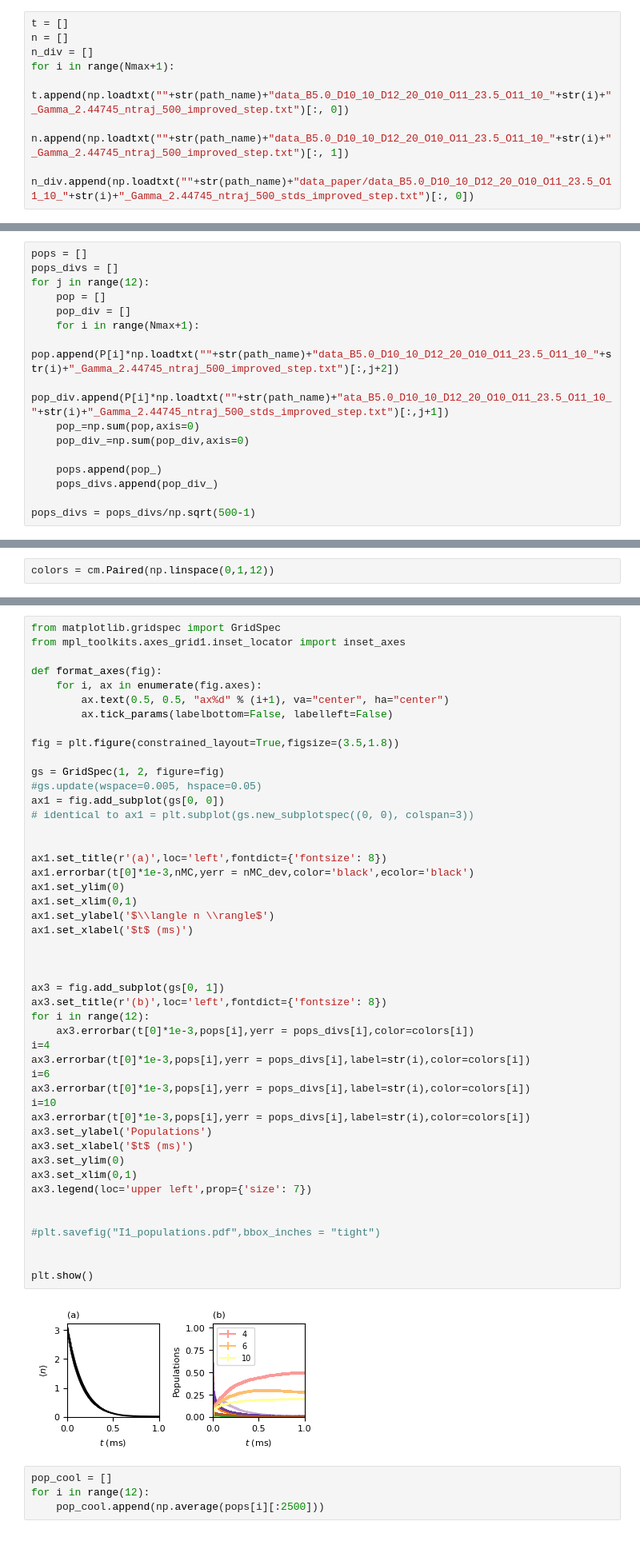
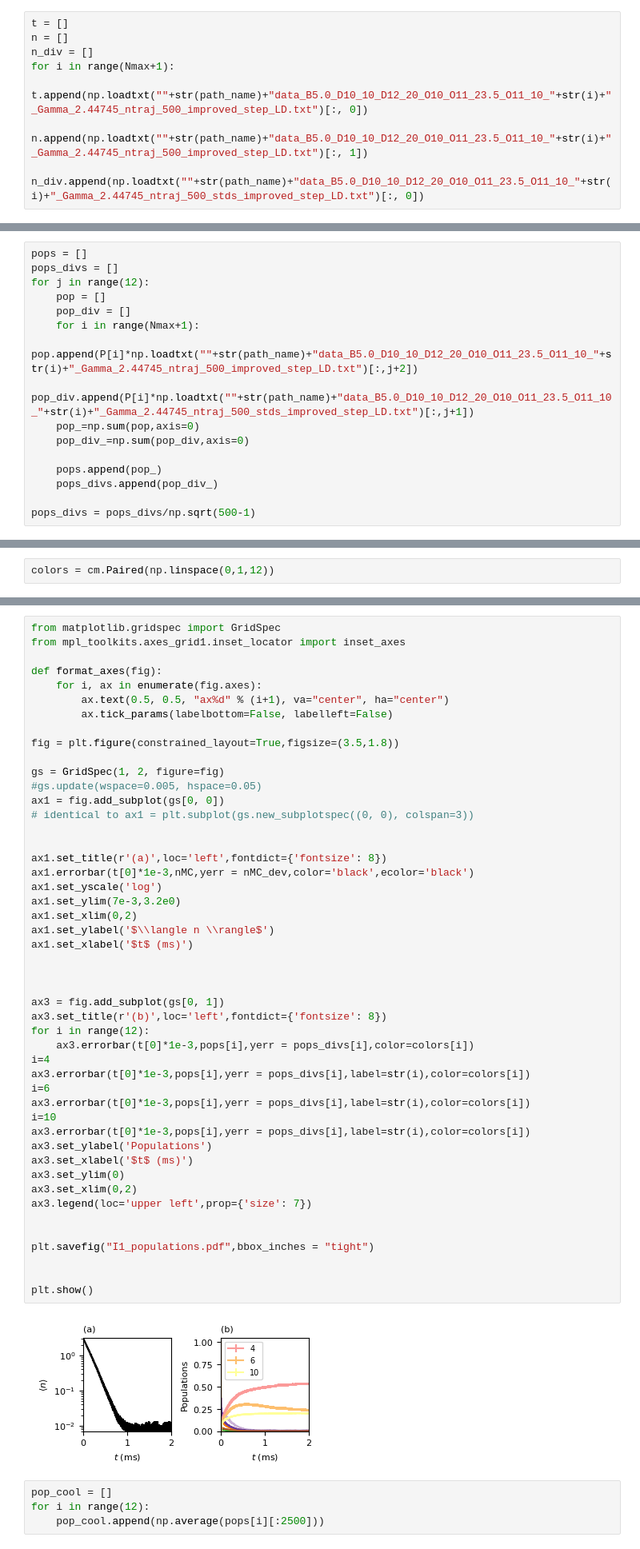
Before and after one commit to katyafouka/multi_eit, a Jupyter notebook: Lu_I1/Lu_I1_populations_.ipynb, the cells around one changed output, grey strips where cells are left out. Shown at 80% size. Saved outputs shown, nothing was run; the diff lists cells and outputs as text.

```diff
--- a/Lu_I1/Lu_I1_populations_.ipynb
+++ b/Lu_I1/Lu_I1_populations_.ipynb
@@ -76,9 +76,9 @@ t = []
 n = []
 n_div = []
 for i in range(Nmax+1):
-    t.append(np.loadtxt(""+str(path_name)+"data_B5.0_D10_10_D12_20_O10_O11_23.5_O11_10_"+str(i)+"_Gamma_2.44745_ntraj_500_improved_step.txt")[:, 0])
-    n.append(np.loadtxt(""+str(path_name)+"data_B5.0_D10_10_D12_20_O10_O11_23.5_O11_10_"+str(i)+"_Gamma_2.44745_ntraj_500_improved_step.txt")[:, 1])
-    n_div.append(np.loadtxt(""+str(path_name)+"data_paper/data_B5.0_D10_10_D12_20_O10_O11_23.5_O11_10_"+str(i)+"_Gamma_2.44745_ntraj_500_stds_improved_step.txt")[:, 0])
+    t.append(np.loadtxt(""+str(path_name)+"data_B5.0_D10_10_D12_20_O10_O11_23.5_O11_10_"+str(i)+"_Gamma_2.44745_ntraj_500_improved_step_LD.txt")[:, 0])
+    n.append(np.loadtxt(""+str(path_name)+"data_B5.0_D10_10_D12_20_O10_O11_23.5_O11_10_"+str(i)+"_Gamma_2.44745_ntraj_500_improved_step_LD.txt")[:, 1])
+    n_div.append(np.loadtxt(""+str(path_name)+"data_B5.0_D10_10_D12_20_O10_O11_23.5_O11_10_"+str(i)+"_Gamma_2.44745_ntraj_500_stds_improved_step_LD.txt")[:, 0])
 # %%
 nMC = np.zeros(len(t[0]))
 for i in range(Nmax+1):
@@ -95,8 +95,8 @@ for j in range(12):
     pop = []
     pop_div = []
     for i in range(Nmax+1):
-        pop.append(P[i]*np.loadtxt(""+str(path_name)+"data_B5.0_D10_10_D12_20_O10_O11_23.5_O11_10_"+str(i)+"_Gamma_2.44745_ntraj_500_improved_step.txt")[:,j+2])
-        pop_div.append(P[i]*np.loadtxt(""+str(path_name)+"ata_B5.0_D10_10_D12_20_O10_O11_23.5_O11_10_"+str(i)+"_Gamma_2.44745_ntraj_500_stds_improved_step.txt")[:,j+1])
+        pop.append(P[i]*np.loadtxt(""+str(path_name)+"data_B5.0_D10_10_D12_20_O10_O11_23.5_O11_10_"+str(i)+"_Gamma_2.44745_ntraj_500_improved_step_LD.txt")[:,j+2])
+        pop_div.append(P[i]*np.loadtxt(""+str(path_name)+"data_B5.0_D10_10_D12_20_O10_O11_23.5_O11_10_"+str(i)+"_Gamma_2.44745_ntraj_500_stds_improved_step_LD.txt")[:,j+1])
     pop_=np.sum(pop,axis=0)
     pop_div_=np.sum(pop_div,axis=0)
 
@@ -125,38 +145,39 @@ ax1 = fig.add_subplot(gs[0, 0])
 # identical to ax1 = plt.subplot(gs.new_subplotspec((0, 0), colspan=3))
 
 
 ax1.set_title(r'(a)',loc='left',fontdict={'fontsize': 8})
 ax1.errorbar(t[0]*1e-3,nMC,yerr = nMC_dev,color='black',ecolor='black')
-ax1.set_ylim(0)
-ax1.set_xlim(0,1)
+ax1.set_yscale('log')
+ax1.set_ylim(7e-3,3.2e0)
+ax1.set_xlim(0,2)
 ax1.set_ylabel('$\\langle n \\rangle$')
 ax1.set_xlabel('$t$ (ms)')
 
 
 
 ax3 = fig.add_subplot(gs[0, 1])
 ax3.set_title(r'(b)',loc='left',fontdict={'fontsize': 8})
 for i in range(12):
     ax3.errorbar(t[0]*1e-3,pops[i],yerr = pops_divs[i],color=colors[i])
 i=4
 ax3.errorbar(t[0]*1e-3,pops[i],yerr = pops_divs[i],label=str(i),color=colors[i])
 i=6
 ax3.errorbar(t[0]*1e-3,pops[i],yerr = pops_divs[i],label=str(i),color=colors[i])
 i=10
 ax3.errorbar(t[0]*1e-3,pops[i],yerr = pops_divs[i],label=str(i),color=colors[i])
 ax3.set_ylabel('Populations')
 ax3.set_xlabel('$t$ (ms)')
 ax3.set_ylim(0)
-ax3.set_xlim(0,1)
+ax3.set_xlim(0,2)
 ax3.legend(loc='upper left',prop={'size': 7})
 
 
-#plt.savefig("I1_populations.pdf",bbox_inches = "tight")
+plt.savefig("I1_populations.pdf",bbox_inches = "tight")
 
 
 plt.show()
 # %% [output]
-[figure, old version]
+[figure, new version]
 # %%
 pop_cool = []
 for i in range(12):
```
Also changed, not shown: parts of 14 cells of this notebook.
